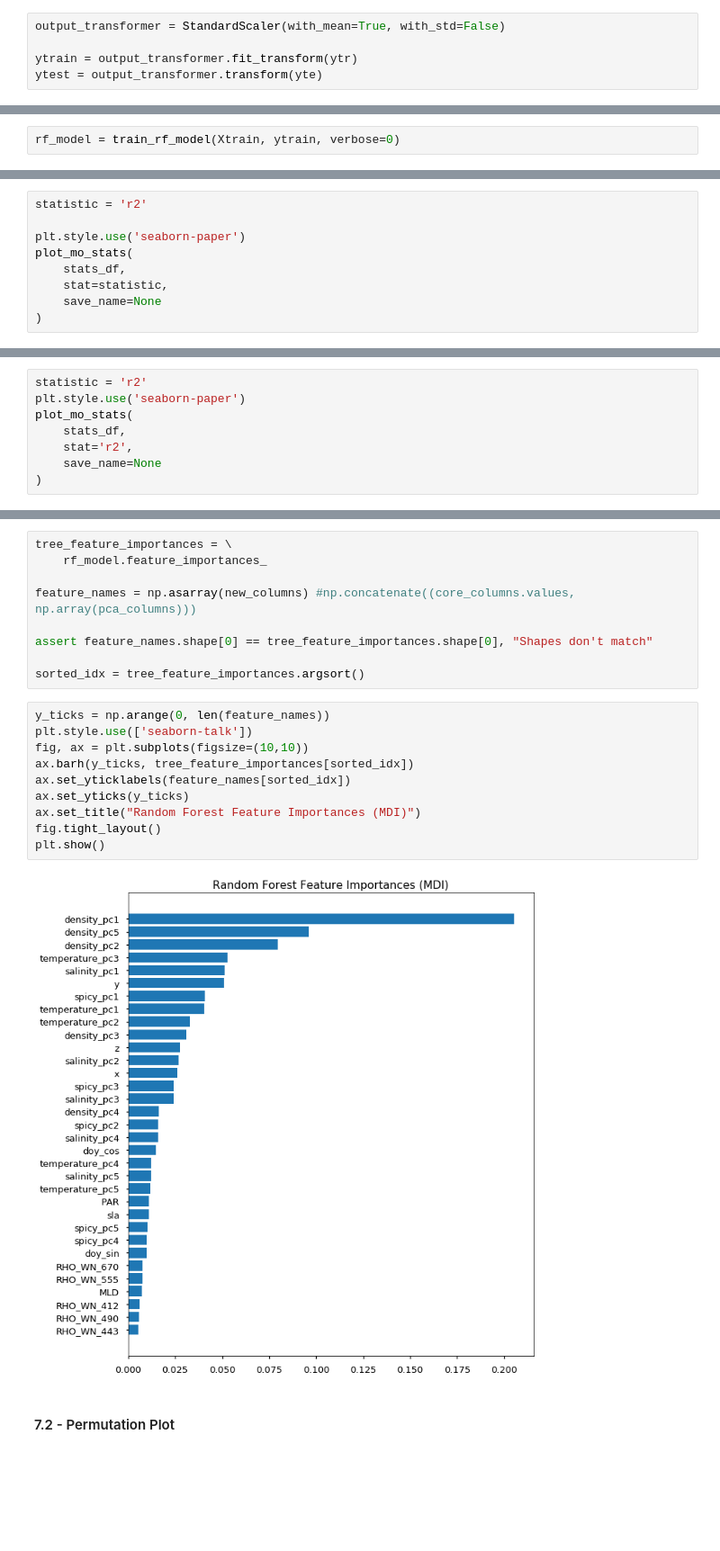
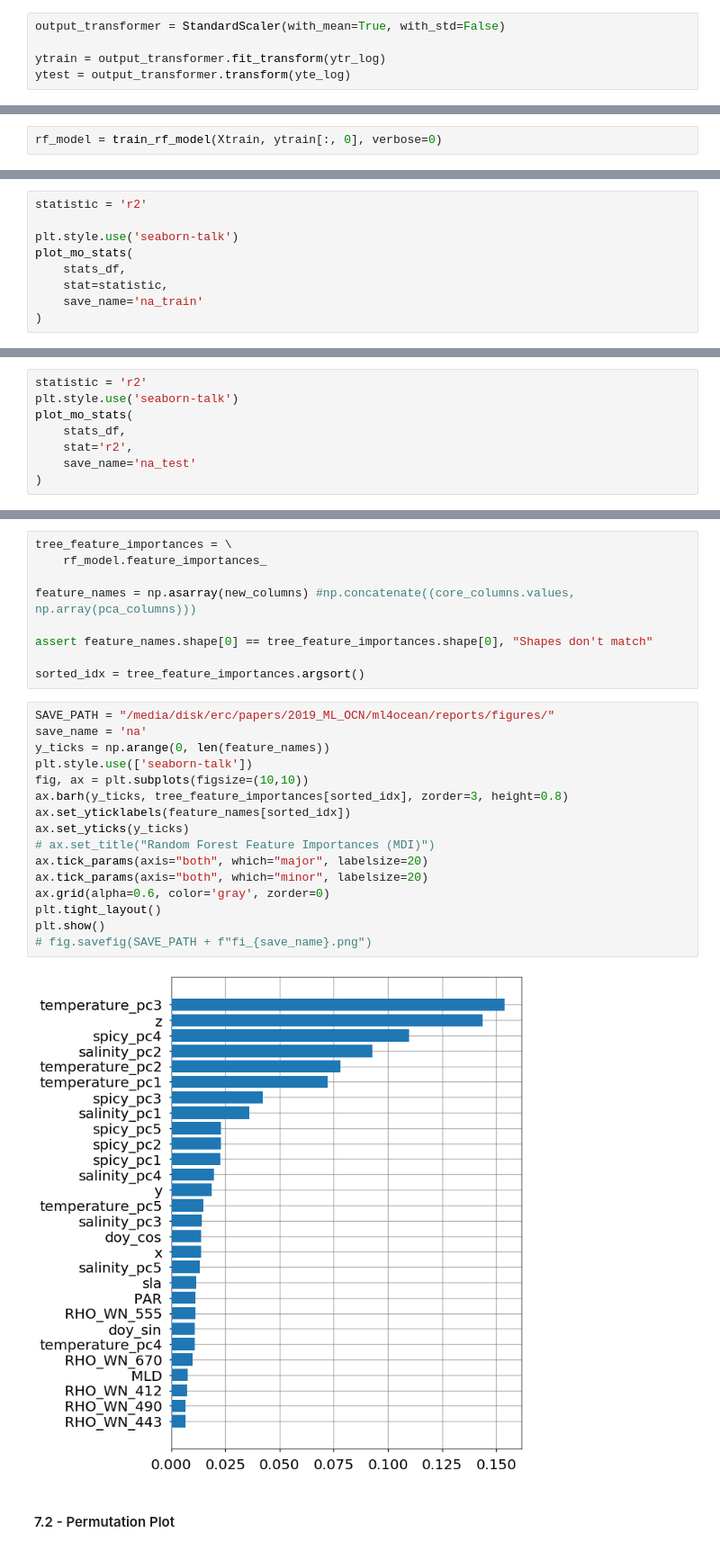
Before and after one commit to IPL-UV/ml4ocean, a Jupyter notebook: notebooks/full_walkthroughs/full_walkthrough.ipynb, the cells around one changed output, grey strips where cells are left out. Shown at 90% size. Drawn from its saved outputs; the diff is of its cells as text; blank space fills up the shorter version.

```diff
--- a/notebooks/full_walkthroughs/full_walkthrough.ipynb
+++ b/notebooks/full_walkthroughs/full_walkthrough.ipynb
@@ -339,15 +219,15 @@ We will use the same standardization as shown above.
 # %%
 output_transformer = StandardScaler(with_mean=True, with_std=False)
 
-ytrain = output_transformer.fit_transform(ytr)
-ytest = output_transformer.transform(yte)
+ytrain = output_transformer.fit_transform(ytr_log)
+ytest = output_transformer.transform(yte_log)
 # %% [markdown]
 ---
 ### 5 - Train ML Model
 # %% [markdown]
 In this section, we will use a standard random forest (RF) regressor to train on our dataset. Because our data is multi-output, we will need 1 RF per output layer.
 # %%
-rf_model = train_rf_model(Xtrain, ytrain, verbose=0)
+rf_model = train_rf_model(Xtrain, ytrain[:, 0], verbose=0)
 # %% [markdown]
 ---
 ### 6 - Test ML Model
@@ -412,10 +292,10 @@ stats_df.head()
 # %%
 statistic = 'r2'
 
-plt.style.use('seaborn-paper')
+plt.style.use('seaborn-talk')
 plot_mo_stats(
     stats_df,
     stat=statistic,
-    save_name=None
+    save_name='na_train'
 )
 # %% [output]
@@ -450,9 +330,9 @@ stats_df.head()
 # %%
 statistic = 'r2'
-plt.style.use('seaborn-paper')
+plt.style.use('seaborn-talk')
 plot_mo_stats(
     stats_df,
     stat='r2',
-    save_name=None
+    save_name='na_test'
 )
 # %% [output]
@@ -482,17 +383,23 @@ assert feature_names.shape[0] == tree_feature_importances.shape[0], "Shapes don'
 
 sorted_idx = tree_feature_importances.argsort()
 # %%
+SAVE_PATH = "/media/disk/erc/papers/2019_ML_OCN/ml4ocean/reports/figures/"
+save_name = 'na'
 y_ticks = np.arange(0, len(feature_names))
 plt.style.use(['seaborn-talk'])
 fig, ax = plt.subplots(figsize=(10,10))
-ax.barh(y_ticks, tree_feature_importances[sorted_idx])
+ax.barh(y_ticks, tree_feature_importances[sorted_idx], zorder=3, height=0.8)
 ax.set_yticklabels(feature_names[sorted_idx])
 ax.set_yticks(y_ticks)
-ax.set_title("Random Forest Feature Importances (MDI)")
-fig.tight_layout()
+# ax.set_title("Random Forest Feature Importances (MDI)")
+ax.tick_params(axis="both", which="major", labelsize=20)
+ax.tick_params(axis="both", which="minor", labelsize=20)
+ax.grid(alpha=0.6, color='gray', zorder=0)
+plt.tight_layout()
 plt.show()
+# fig.savefig(SAVE_PATH + f"fi_{save_name}.png")
 # %% [output]
-[figure, old version]
+[figure, new version]
 # %% [markdown]
 #### 7.2 - Permutation Plot
 # %%
```
Also changed, not shown: parts of 63 cells of this notebook, 11 other files.
